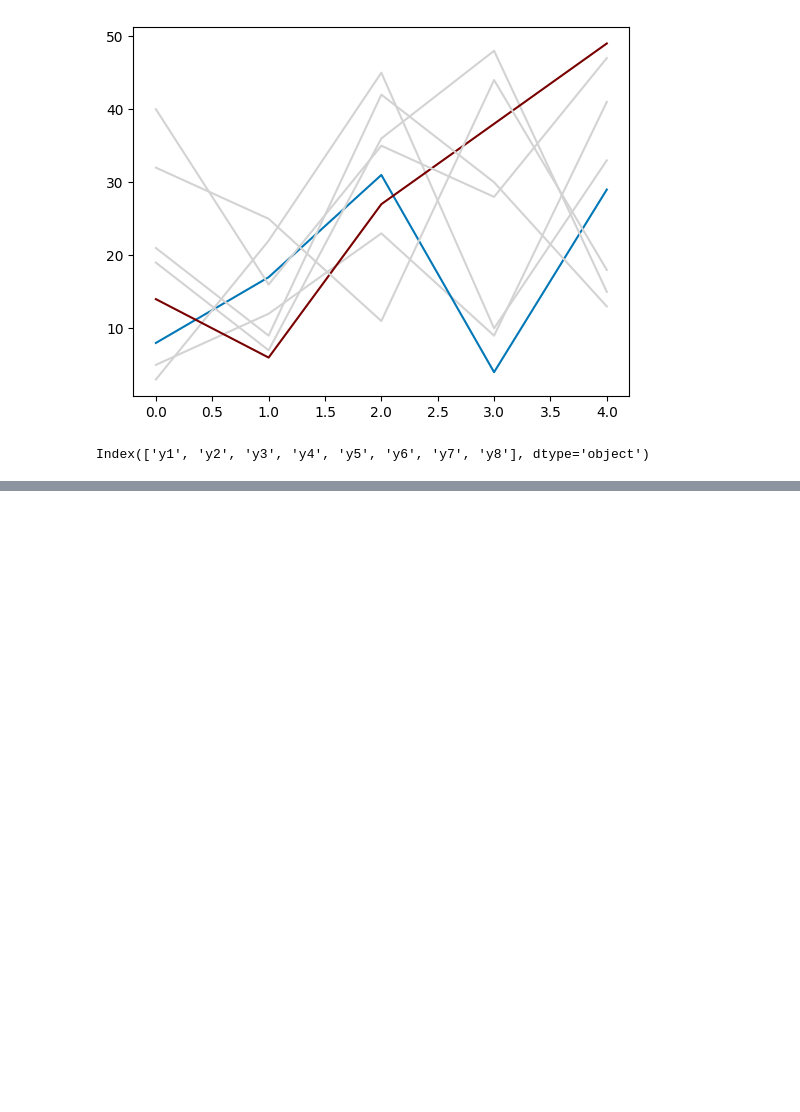
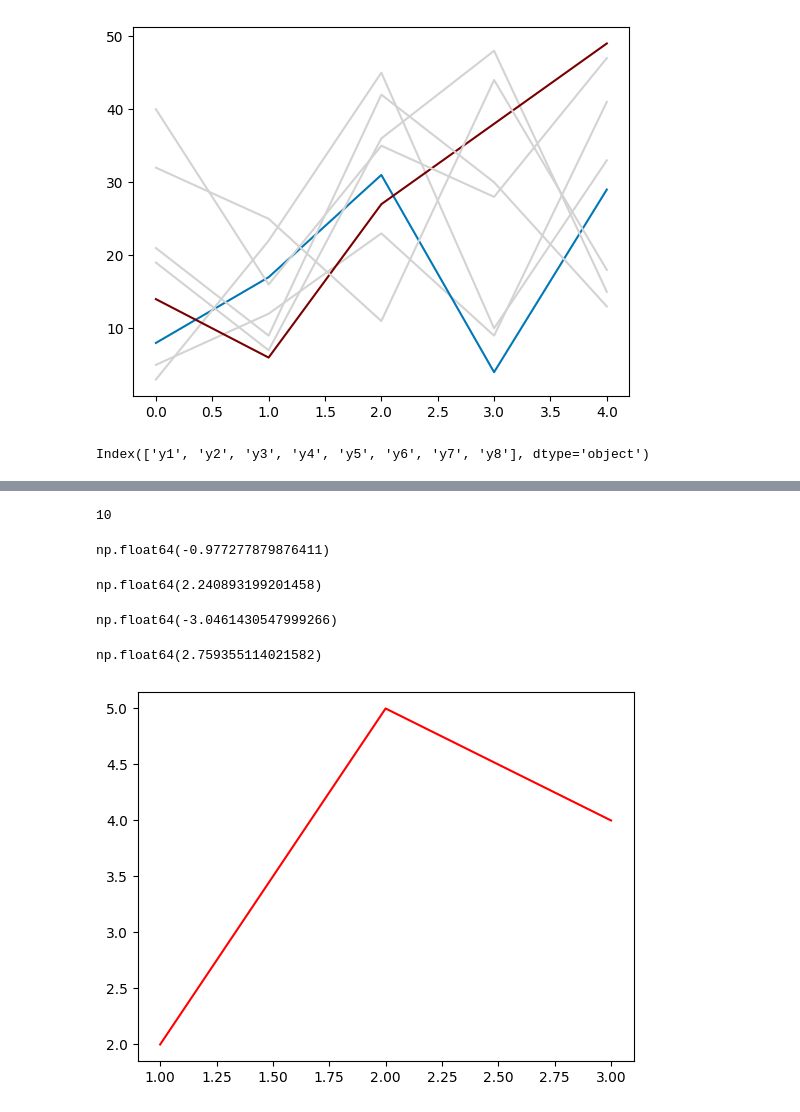
Before and after one commit to tdoan123/data-learning-journey, a Jupyter notebook: Python/MatplotlibJourney/size_shape_opacity_colors.ipynb, the cells around one changed output, grey strips where cells are left out. Saved outputs shown, nothing was run; the diff lists cells and outputs as text; code cells hidden in the pictures; blank space fills up the shorter version.

```diff
--- a/Python/MatplotlibJourney/size_shape_opacity_colors.ipynb
+++ b/Python/MatplotlibJourney/size_shape_opacity_colors.ipynb
@@ -1222,0 +1355,2 @@ Index(['y1', 'y2', 'y3', 'y4', 'y5', 'y6', 'y7', 'y8'], dtype='object')
+# %%
+y = np.random.normal(size=10)
@@ -1222,0 +1370,35 @@ Index(['y1', 'y2', 'y3', 'y4', 'y5', 'y6', 'y7', 'y8'], dtype='object')
+# %%
+y.size
+# %% [output]
+10
+# %%
+y.min()
+# %% [output]
+np.float64(-0.977277879876411)
+# %%
+y.max()
+# %% [output]
+np.float64(2.240893199201458)
+# %%
+x.min()
+# %% [output]
+np.float64(-3.0461430547999266)
+# %%
+x.max()
+# %% [output]
+np.float64(2.759355114021582)
+# %%
+def plot_red(x, y, ax):
+    ax.plot(x, y, color = "red")
+
+fig, ax = plt.subplots()
+
+plot_red(
+    x =[1,2,3],
+    y =[2,5,4],
+    ax = ax
+)
+
+plt.show()
+# %% [output]
+[figure, added]
```
Also changed, not shown: parts of 45 cells of this notebook.
